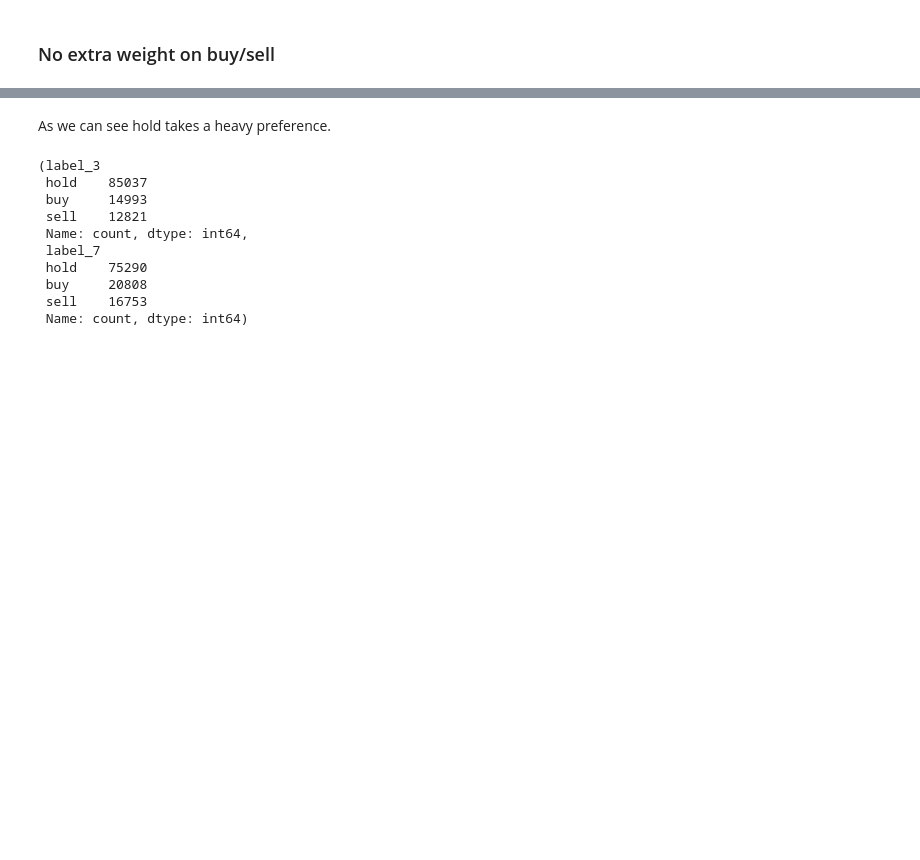
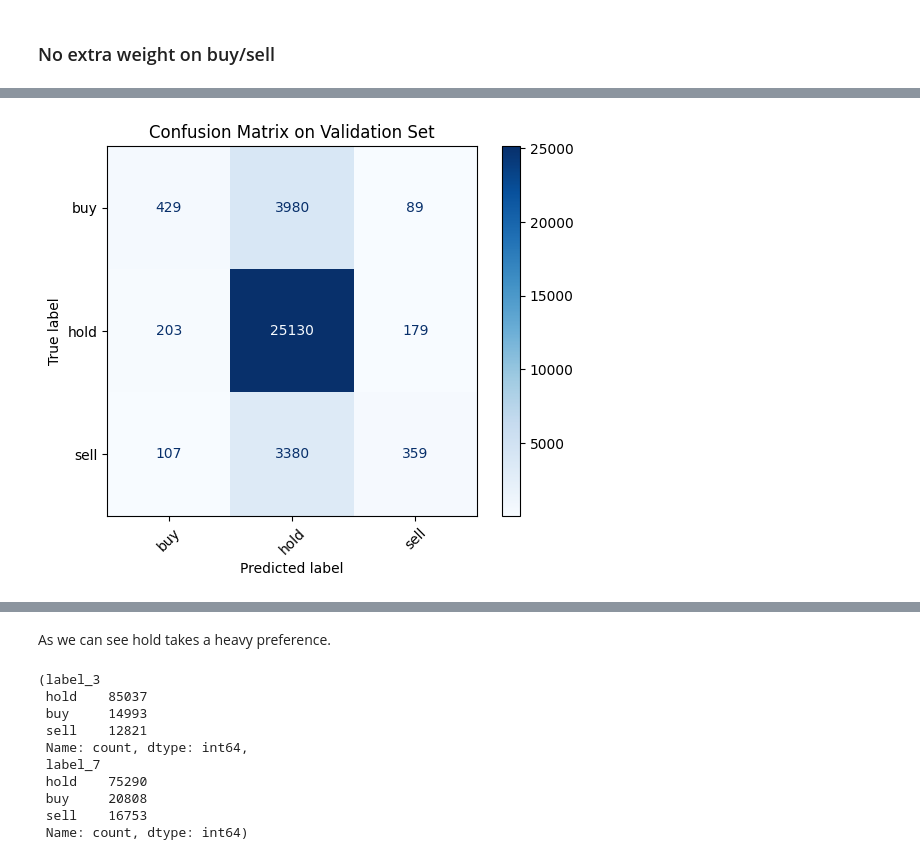
Before and after one commit to anjun745/175-project, a Jupyter notebook: neural_network.ipynb, the cells around one changed output, grey strips where cells are left out. Drawn from its saved outputs; the diff is of its cells as text; code cells hidden in the pictures; blank space fills up the shorter version.

Commit message:
added confusion matrices

```diff
--- a/neural_network.ipynb
+++ b/neural_network.ipynb
@@ -118,3 +118,26 @@ Epoch 10/10 — Train Loss: 0.6372 — Val Acc: 0.7661
+# %%
+from sklearn.metrics import confusion_matrix, ConfusionMatrixDisplay
+
+all_preds = []
+all_labels = []
+
+model.eval()
+with torch.no_grad():
+    for Xb, yb in val_loader:
+        Xb = Xb.to(device)
+        preds = model(Xb).argmax(1).cpu().numpy()
+        all_preds.extend(preds)
+        all_labels.extend(yb.numpy())
+
+cm = confusion_matrix(all_labels, all_preds)
+disp = ConfusionMatrixDisplay(confusion_matrix=cm, display_labels=['buy', 'hold', 'sell'])
+
+import matplotlib.pyplot as plt
+disp.plot(cmap='Blues', xticks_rotation=45)
+plt.title("Confusion Matrix on Validation Set")
+plt.show()
+# %% [output]
+[figure, added]
 # %%
 import pandas as pd
 import numpy as np
```
Also changed, not shown: parts of 7 cells of this notebook, 2 other files.
